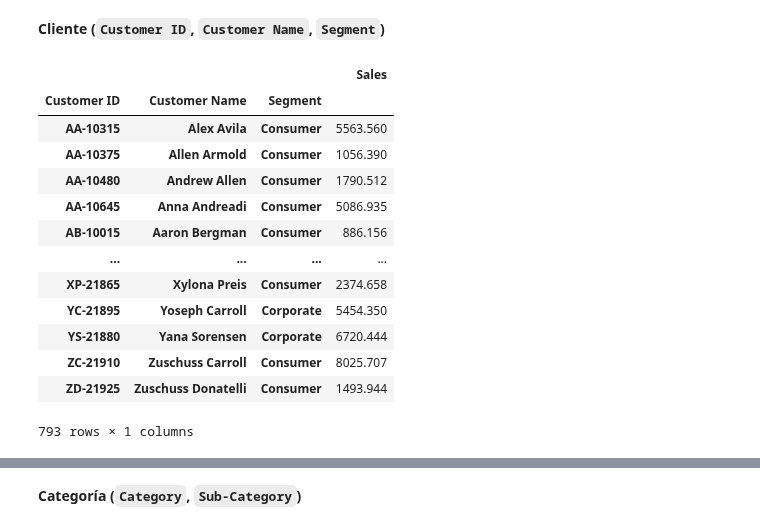
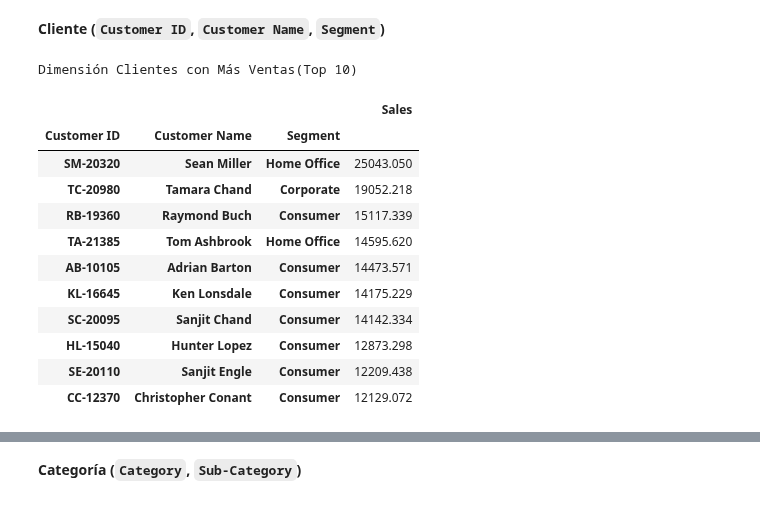
Before and after one commit to SaitoM17/superstore_sales, a Jupyter notebook: notebooks/objetivo_proyecto.ipynb, the cells around one changed output, grey strips where cells are left out. Cells and saved outputs as stored; diff of their text form; code cells hidden in the pictures.

Commit message:
refactor: Obtención de dimensiones Top10 más y menos ventas clientes

```diff
--- a/notebooks/objetivo_proyecto.ipynb
+++ b/notebooks/objetivo_proyecto.ipynb
@@ -253,19 +253,26 @@ dimensiones_clientes = pd.pivot_table(
     aggfunc='sum'
 )
 
-dimensiones_clientes
+# Order DF
+dimensiones_clientes_desc = dimensiones_clientes.sort_values(by='Sales', ascending=False)
+dimensiones_clientes_asc = dimensiones_clientes.sort_values(by='Sales', ascending=True)
+
+dimensiones_clientes_top_mas = dimensiones_clientes_desc.head(10)
+dimensiones_clientes_top_menos = dimensiones_clientes_asc.head(10)
-# %% [output]
-|  |  |  | Sales |
-| Customer ID | Customer Name | Segment |  |
-| AA-10315 | Alex Avila | Consumer | 5563.560 |
-| AA-10375 | Allen Armold | Consumer | 1056.390 |
-| AA-10480 | Andrew Allen | Consumer | 1790.512 |
-| AA-10645 | Anna Andreadi | Consumer | 5086.935 |
-| AB-10015 | Aaron Bergman | Consumer | 886.156 |
-| ... | ... | ... | ... |
-| XP-21865 | Xylona Preis | Consumer | 2374.658 |
-| YC-21895 | Yoseph Carroll | Corporate | 5454.350 |
-| YS-21880 | Yana Sorensen | Corporate | 6720.444 |
-| ZC-21910 | Zuschuss Carroll | Consumer | 8025.707 |
-| ZD-21925 | Zuschuss Donatelli | Consumer | 1493.944 |
-793 rows × 1 columns
+# %%
+print(f'Dimensión Clientes con Más Ventas(Top 10)')
+dimensiones_clientes_top_mas
+# %% [output]
+Dimensión Clientes con Más Ventas(Top 10)
+|  |  |  | Sales |
+| Customer ID | Customer Name | Segment |  |
+| SM-20320 | Sean Miller | Home Office | 25043.050 |
+| TC-20980 | Tamara Chand | Corporate | 19052.218 |
+| RB-19360 | Raymond Buch | Consumer | 15117.339 |
+| TA-21385 | Tom Ashbrook | Home Office | 14595.620 |
+| AB-10105 | Adrian Barton | Consumer | 14473.571 |
+| KL-16645 | Ken Lonsdale | Consumer | 14175.229 |
+| SC-20095 | Sanjit Chand | Consumer | 14142.334 |
+| HL-15040 | Hunter Lopez | Consumer | 12873.298 |
+| SE-20110 | Sanjit Engle | Consumer | 12209.438 |
+| CC-12370 | Christopher Conant | Consumer | 12129.072 |
```
Also changed, not shown: parts of 1 cell of this notebook.
